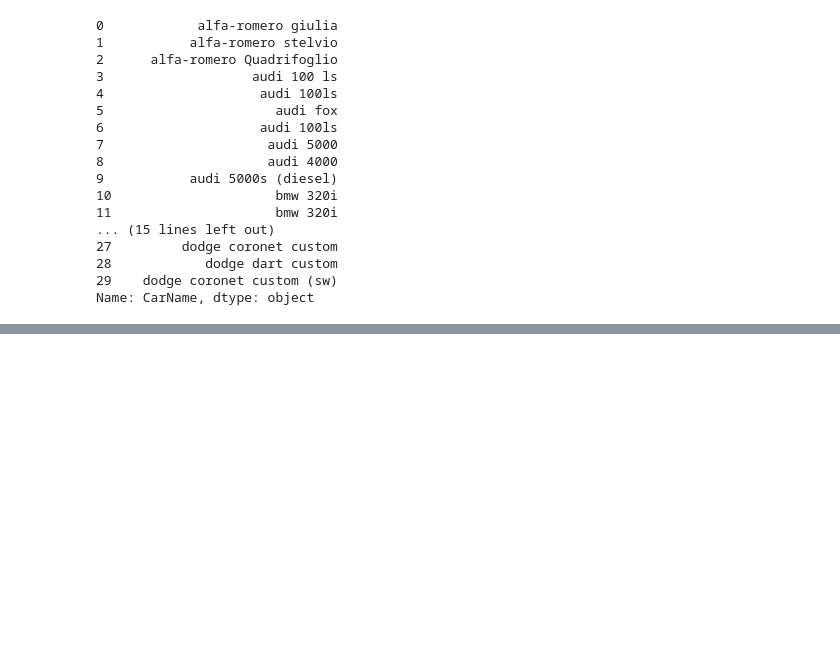
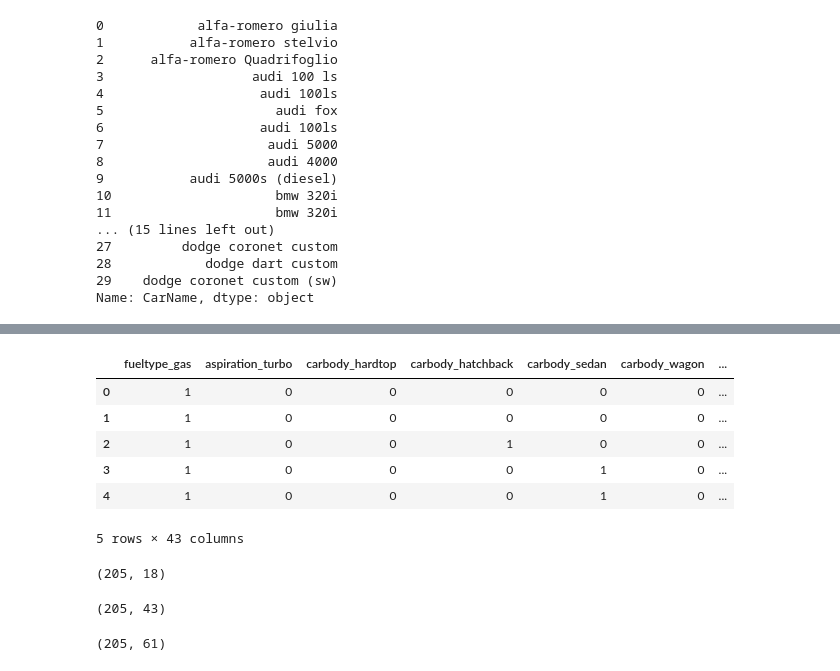
Before and after one commit to kulin-patel/Car-Price-Prediction, a Jupyter notebook: car-price-prediction.ipynb, the cells around one changed output, grey strips where cells are left out. Saved outputs shown, nothing was run; the diff lists cells and outputs as text; code cells hidden in the pictures; blank space fills up the shorter version.

```diff
--- a/car-price-prediction.ipynb
+++ b/car-price-prediction.ipynb
@@ -163,0 +267,12 @@ nissan,Nissan
+# %%
+cars_dummies=pd.get_dummies(cars_categorical,drop_first=True)
+# %%
+cars_dummies.head()
+# %% [output]
+|  | fueltype_gas | aspiration_turbo | carbody_hardtop | carbody_hatchback | carbody_sedan | carbody_wagon | ... |
+| 0 | 1 | 0 | 0 | 0 | 0 | 0 | ... |
+| 1 | 1 | 0 | 0 | 0 | 0 | 0 | ... |
+| 2 | 1 | 0 | 0 | 1 | 0 | 0 | ... |
+| 3 | 1 | 0 | 0 | 0 | 1 | 0 | ... |
+| 4 | 1 | 0 | 0 | 0 | 1 | 0 | ... |
+5 rows × 43 columns
@@ -163,0 +281,8 @@ nissan,Nissan
+# %%
+cars.shape
+# %% [output]
+(205, 18)
+# %%
+cars_dummies.shape
+# %% [output]
+(205, 43)
@@ -163,0 +291,4 @@ nissan,Nissan
+# %%
+cars.shape
+# %% [output]
+(205, 61)
```
Also changed, not shown: parts of 21 cells of this notebook.
